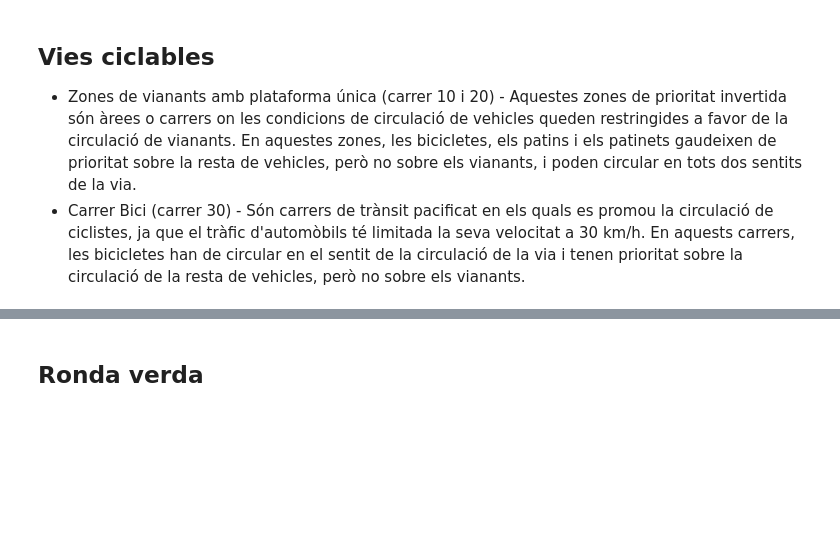
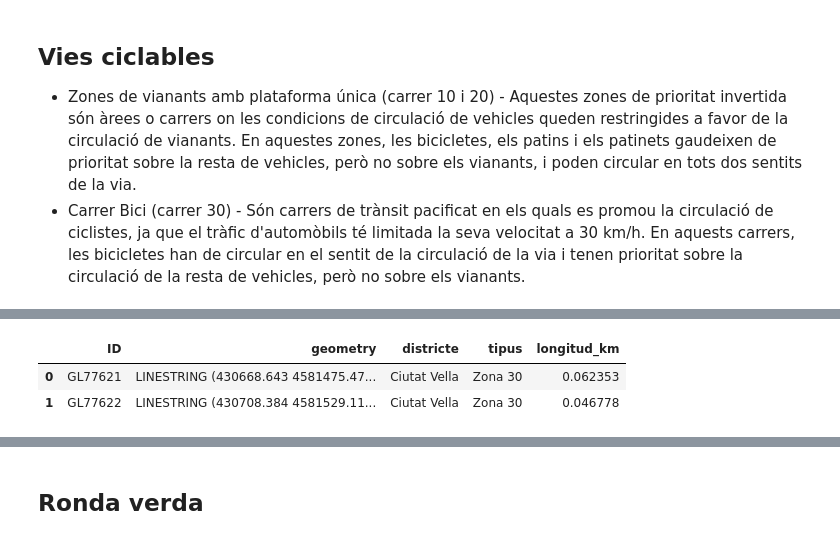
Before and after one commit to vboix2/BCN-bici, a Jupyter notebook: Data/Vies.ipynb, the cells around one changed output, grey strips where cells are left out. Saved outputs shown, nothing was run; the diff lists cells and outputs as text; code cells hidden in the pictures; blank space fills up the shorter version.

```diff
--- a/Data/Vies.ipynb
+++ b/Data/Vies.ipynb
@@ -211,0 +237,28 @@ zones30.head(2)
+# %%
+# Zona 30
+
+# Lectura de dades
+zones30 = gpd.read_file('datasets/ZONES30_CARRERS/ZONES30_CARRERS.shp')\
+             .to_crs(districtes.crs)
+
+# Divisió per districtes
+vies_30 = gpd.clip(zones30, districtes.iloc[0].geometry)
+vies_30['districte'] = districtes.iloc[0].Districte
+
+for i in range(1,len(districtes)):
+    tmp = gpd.clip(zones30, districtes.iloc[i].geometry)
+    tmp['districte'] = districtes.iloc[i].Districte
+    vies_30 = vies_30.append(tmp, ignore_index=True)
+
+vies_30['tipus'] = 'Zona 30'
+vies_30['longitud_km'] = vies_30.length / 1000
+vies_30.drop(columns=['CODI_CAPA','CODI_SUBCA','TOOLTIP'], inplace=True)
+
+# Unió dades
+vies = vies.append(vies_30, ignore_index=True)
+
+vies_30.head(2)
+# %% [output]
+|  | ID | geometry | districte | tipus | longitud_km |
+| 0 | GL77621 | LINESTRING (430668.643 4581475.47... | Ciutat Vella | Zona 30 | 0.062353 |
+| 1 | GL77622 | LINESTRING (430708.384 4581529.11... | Ciutat Vella | Zona 30 | 0.046778 |
```
Also changed, not shown: parts of 17 cells of this notebook.
